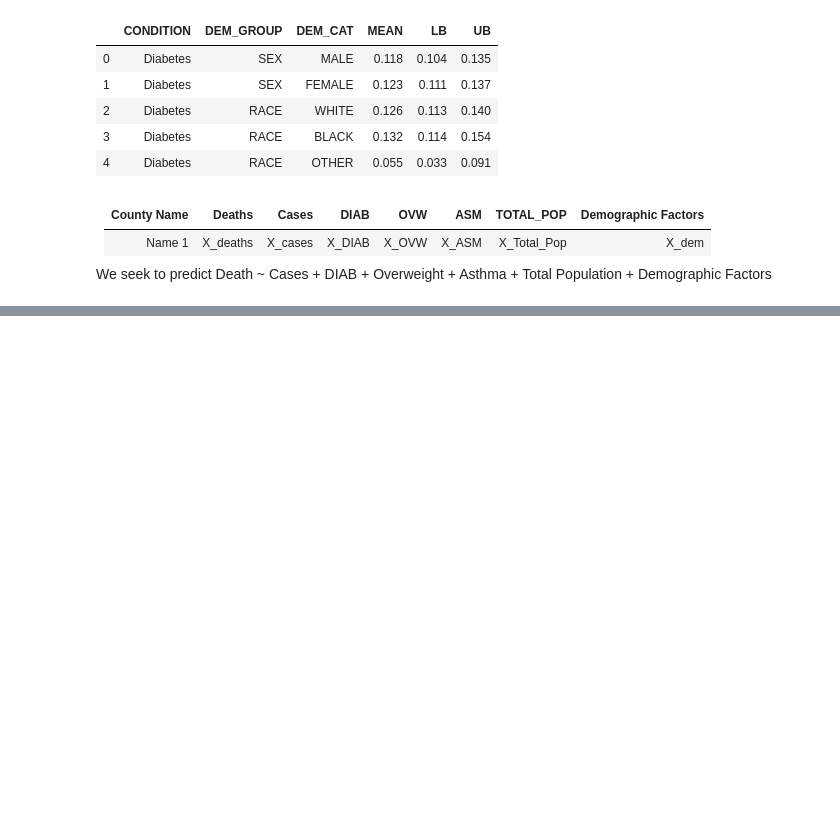
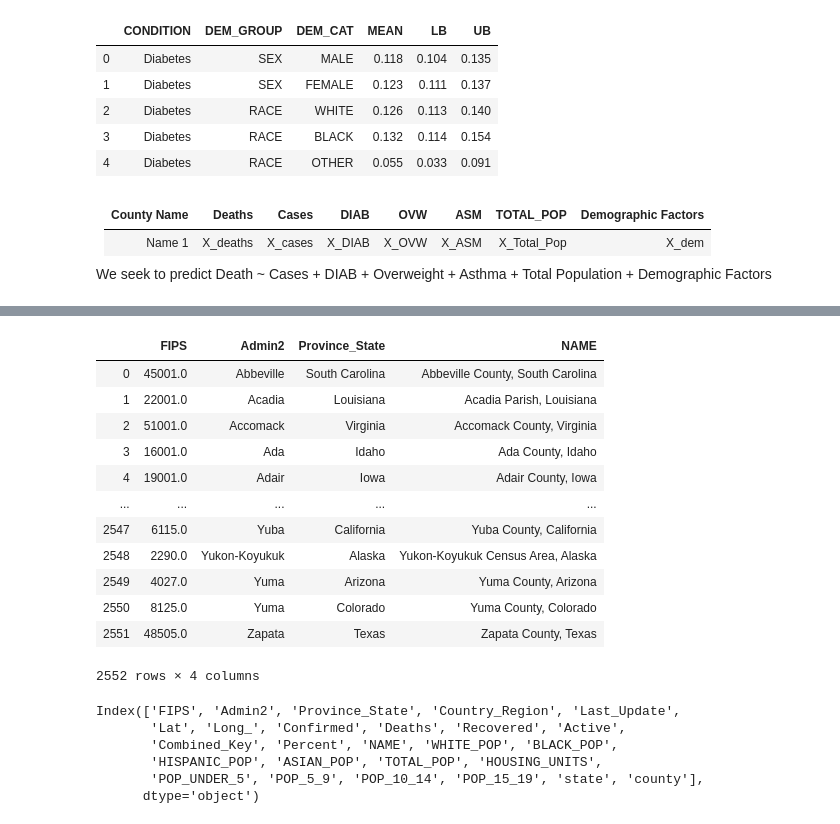
Before and after one commit to jemorgan1000/Regression_Final_Project, a Jupyter notebook: Notebooks/Preliminary_Analysis.ipynb, the cells around one changed output, grey strips where cells are left out. Drawn from its saved outputs; the diff is of its cells as text; code cells hidden in the pictures; blank space fills up the shorter version.

```diff
--- a/Notebooks/Preliminary_Analysis.ipynb
+++ b/Notebooks/Preliminary_Analysis.ipynb
@@ -270,0 +260,26 @@ We seek to predict Death ~ Cases + DIAB + Overweight + Asthma + Total Population
+# %%
+temp = jhu_df.merge(census_df2,left_on='FIPS',right_on='FIPS')
+temp[["FIPS",'Admin2','Province_State','NAME']]
+# %% [output]
+|  | FIPS | Admin2 | Province_State | NAME |
+| 0 | 45001.0 | Abbeville | South Carolina | Abbeville County, South Carolina |
+| 1 | 22001.0 | Acadia | Louisiana | Acadia Parish, Louisiana |
+| 2 | 51001.0 | Accomack | Virginia | Accomack County, Virginia |
+| 3 | 16001.0 | Ada | Idaho | Ada County, Idaho |
+| 4 | 19001.0 | Adair | Iowa | Adair County, Iowa |
+| ... | ... | ... | ... | ... |
+| 2547 | 6115.0 | Yuba | California | Yuba County, California |
+| 2548 | 2290.0 | Yukon-Koyukuk | Alaska | Yukon-Koyukuk Census Area, Alaska |
+| 2549 | 4027.0 | Yuma | Arizona | Yuma County, Arizona |
+| 2550 | 8125.0 | Yuma | Colorado | Yuma County, Colorado |
+| 2551 | 48505.0 | Zapata | Texas | Zapata County, Texas |
+2552 rows × 4 columns
+# %%
+temp.columns
+# %% [output]
+Index(['FIPS', 'Admin2', 'Province_State', 'Country_Region', 'Last_Update',
+       'Lat', 'Long_', 'Confirmed', 'Deaths', 'Recovered', 'Active',
+       'Combined_Key', 'Percent', 'NAME', 'WHITE_POP', 'BLACK_POP',
+       'HISPANIC_POP', 'ASIAN_POP', 'TOTAL_POP', 'HOUSING_UNITS',
+       'POP_UNDER_5', 'POP_5_9', 'POP_10_14', 'POP_15_19', 'state', 'county'],
+      dtype='object')
```
Also changed, not shown: parts of 12 cells of this notebook, 11 other files.
